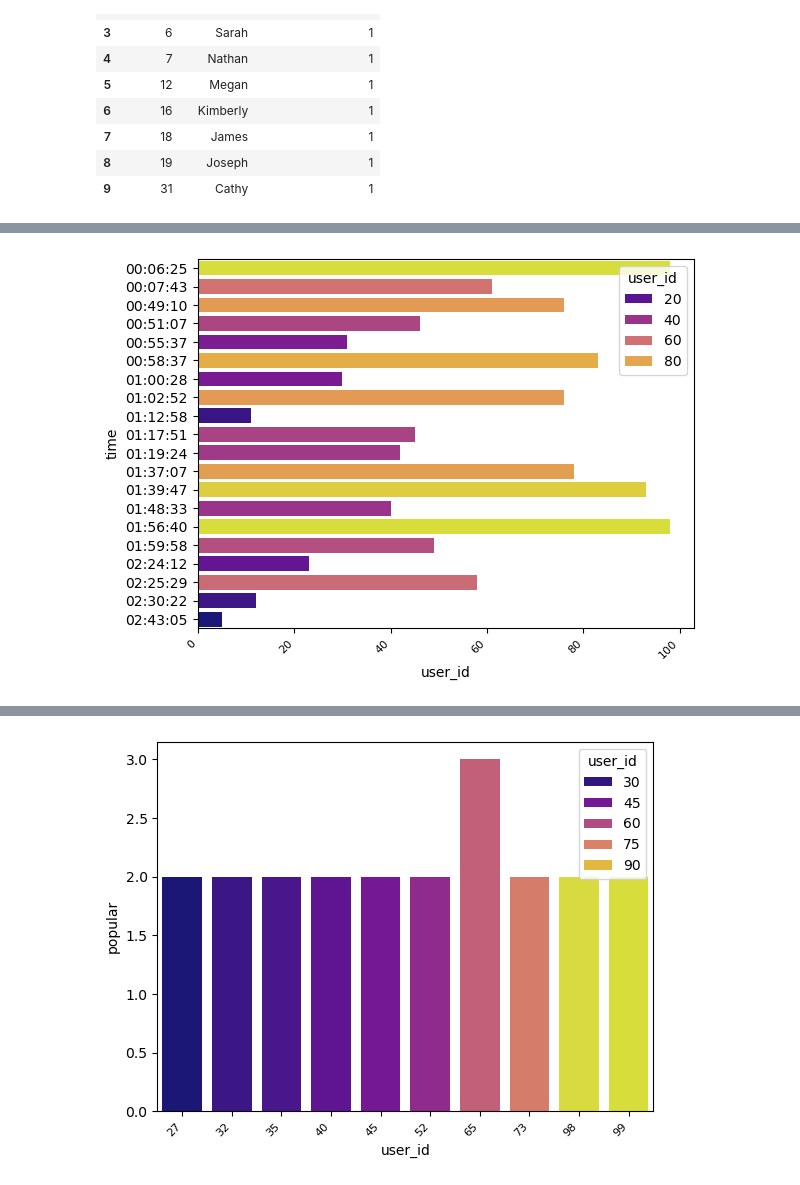
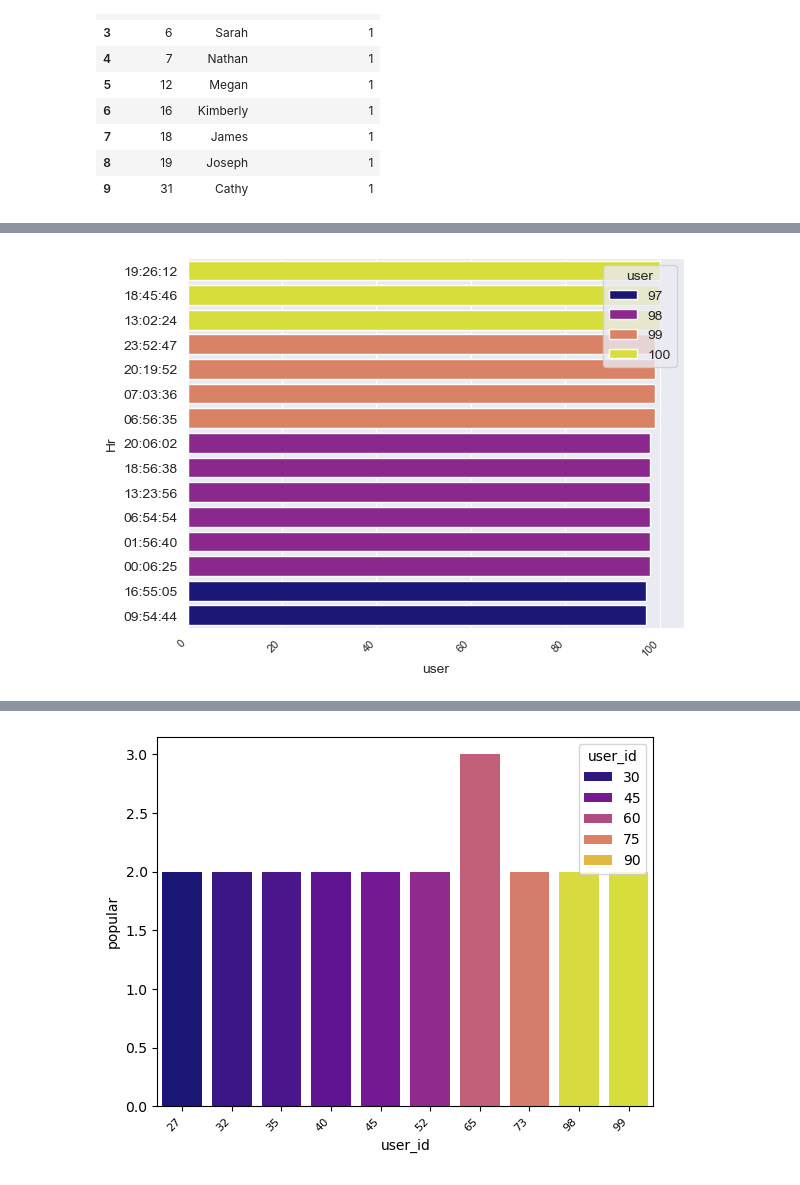
Before and after one commit to AlisonCG1/Project-datacopy, a Jupyter notebook: exploratory.ipynb, the cells around one changed output, grey strips where cells are left out. Cells and saved outputs as stored; diff of their text form; code cells hidden in the pictures.

Commit message:
new plots

```diff
--- a/exploratory.ipynb
+++ b/exploratory.ipynb
@@ -143,8 +190,8 @@ count = pd.read_sql(query, conn)
 # %%
  # plot the graph using the default estimator mean
-sns.barplot(x ='user_id', y ='time', data = count, palette ='plasma', hue = 'user_id')
+sns.barplot(x ='user', y ='Hr', data = time, palette ='plasma', hue = 'user')
 plt.xticks(rotation=45, ha="right")
 plt.xticks(fontsize=8)
 plt.show()
 # %% [output]
-[figure, old version]
+[figure, new version]
```
Also changed, not shown: parts of 8 cells of this notebook.
